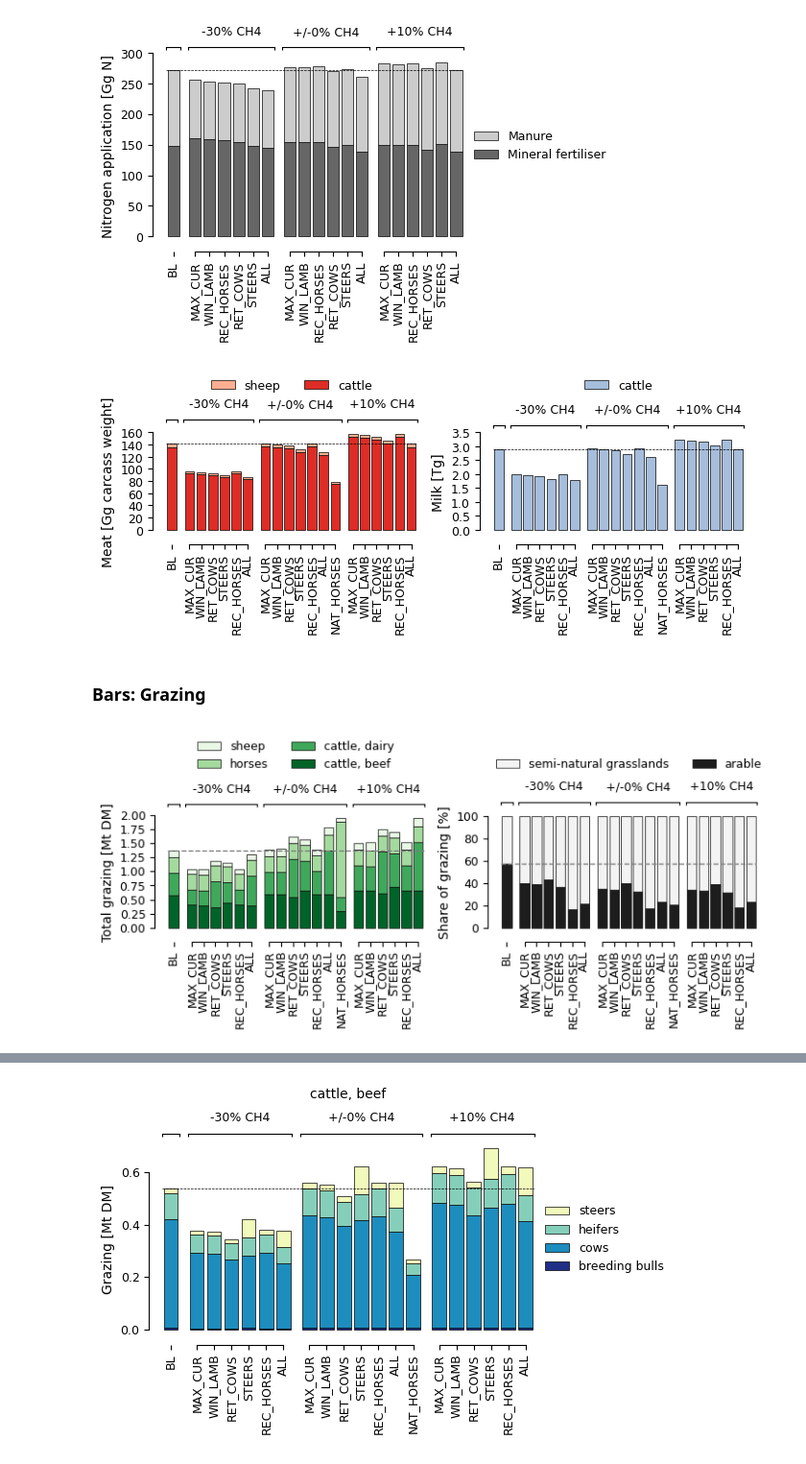
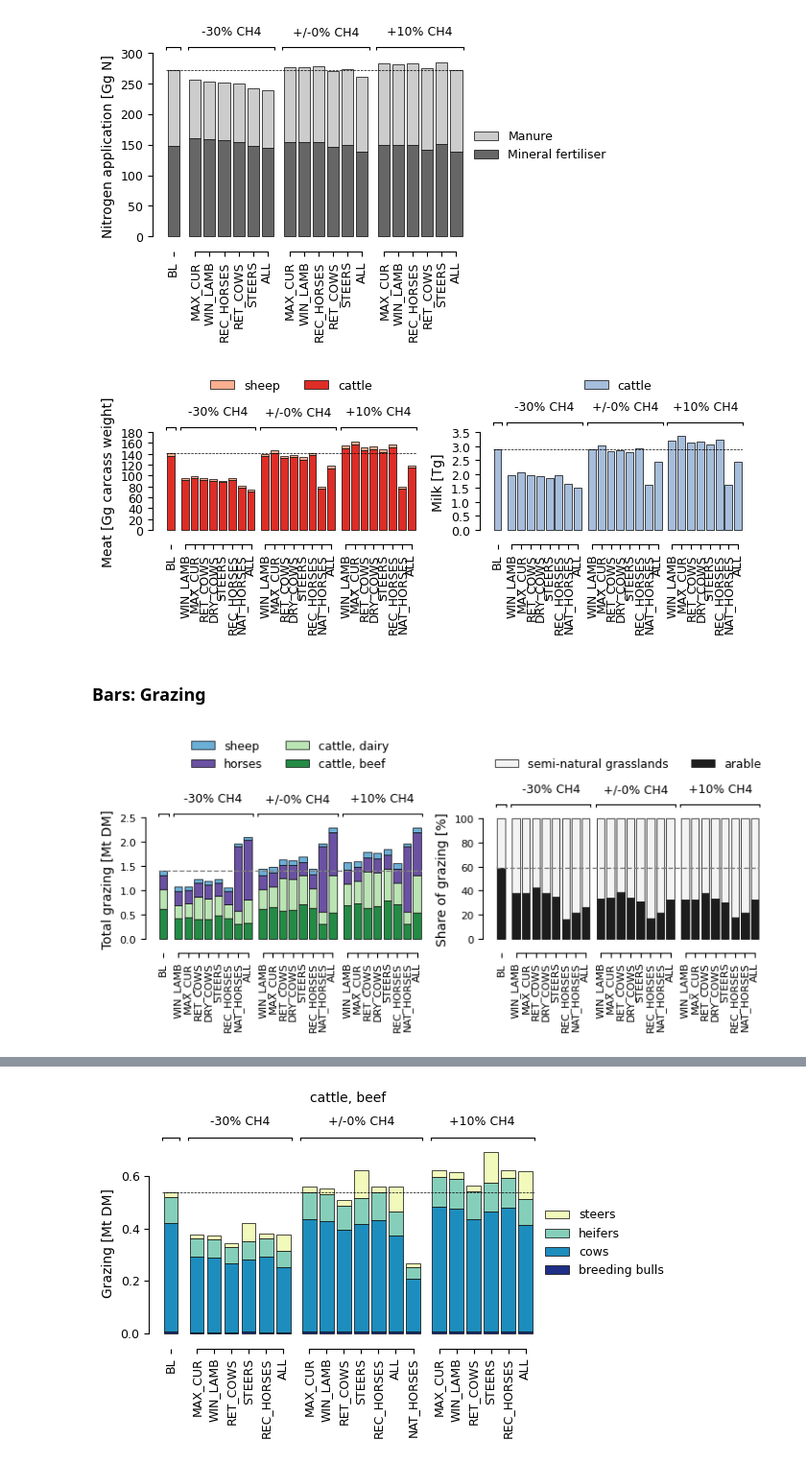
Before and after one commit to karlssonjo/seminatgrass, a Jupyter notebook: CIBUSmod_run.ipynb, the cells around one changed output, grey strips where cells are left out. Shown at 96% size. Cells and saved outputs as stored; diff of their text form; code cells hidden in the pictures.

```diff
--- a/CIBUSmod_run.ipynb
+++ b/CIBUSmod_run.ipynb
@@ -59,6 +59,13 @@ session.add_scenario(
     years = [70, 100, 110]
 )
 session.add_scenario(
+    name = 'DRY_COWS',
+    scenario_workbooks = ['sng_area', 'DRY_COWS'],
+    modules = 'all',
+    pars = 'all',
+    years = [70, 100, 110]
+)
+session.add_scenario(
     name = 'WIN_LAMB',
     scenario_workbooks = ['sng_area', 'WIN_LAMB'],
     modules = 'all',
@@ -81,7 +88,8 @@ session.add_scenario(
 )
 session.add_scenario(
     name = 'ALL',
-    scenario_workbooks = ['sng_area', 'STEERS', 'RET_COWS', 'WIN_LAMB', 'REC_HORSES','NAT_HORSES'],
+    scenario_workbooks = ['sng_area', 'STEERS', 'RET_COWS', 'DRY_COWS',
+                          'WIN_LAMB', 'REC_HORSES', 'NAT_HORSES'],
     modules = 'all',
     pars = 'all',
     years = [70, 100, 110]
@@ -96,4 +104,4 @@ A scenario with the name 'REC_HORSES' already exists use .update_scenario() or .
 A scenario with the name 'NAT_HORSES' already exists use .update_scenario() or .remove_scenario() instead.
 A scenario with the name 'ALL' already exists use .update_scenario() or .remove_scenario() instead.
 # %%
-session.update_scenario('ALL',scenario=['sng_area', 'STEERS', 'RET_COWS', 'WIN_LAMB', 'REC_HORSES','NAT_HORSES'])
+session.update_scenario('ALL',scenario=['sng_area', 'STEERS', 'RET_COWS', 'DRY_COWS', 'WIN_LAMB', 'REC_HORSES', 'NAT_HORSES'])
@@ -372,7 +385,7 @@ _legend_t(ax)
 plt.tight_layout()
 plt.show()
 # %% [output]
-[figure, old version]
+[figure, new version]
 # %% [markdown]
 ### Bars: Grazing
 # %%
@@ -400,37 +413,37 @@ d2 = (
 fig,axs = plt.subplots(1,2, figsize=(7.5,4))
 ax = axs[0]
 cm.plot.bar(
     d1,
     group_levels='year',
-    cmap='Greens',
+    cmap=ListedColormap(name='X', colors=['#238b45','#bae4b3', '#6a51a3', '#6baed6']),
     ylabel='Total grazing [Mt DM]',
     ylabel_fontsize=10,
-    ticklabels_fontsize=9,
+    ticklabels_fontsize=8,
     grouplabels_fontsize=9,
     ax=ax
 )
 ax.axhline(y=d1.sum(axis=1).loc['BL'].iloc[0], linestyle='--', linewidth=1, color='grey')
 
 ax = axs[1]
 cm.plot.bar(
     d2,
     group_levels='year',
     cmap='Greys',
     ylabel='Share of grazing [%]',
     ylabel_fontsize=10,
-    ticklabels_fontsize=9,
+    ticklabels_fontsize=8,
     grouplabels_fontsize=9,
     ax=ax
 )
 ax.axhline(y=d2.loc['BL','arable'].iloc[0], linestyle='--', linewidth=1, color='grey')
 
 for ax in axs.flatten():
     _legend_t(ax)
 
 plt.tight_layout()
 plt.show()
 # %% [output]
-[figure, old version]
+[figure, new version]
 # %%
 rename_crp = {
     'Ley for grazing' : 'Pastures on arable land',
```
Also changed, not shown: parts of 9 cells of this notebook.
